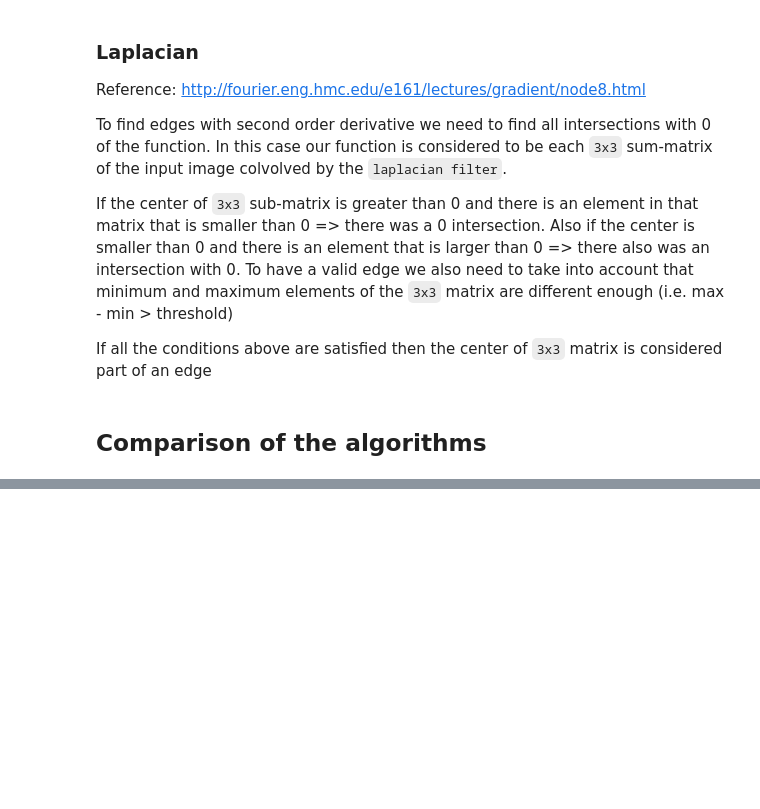
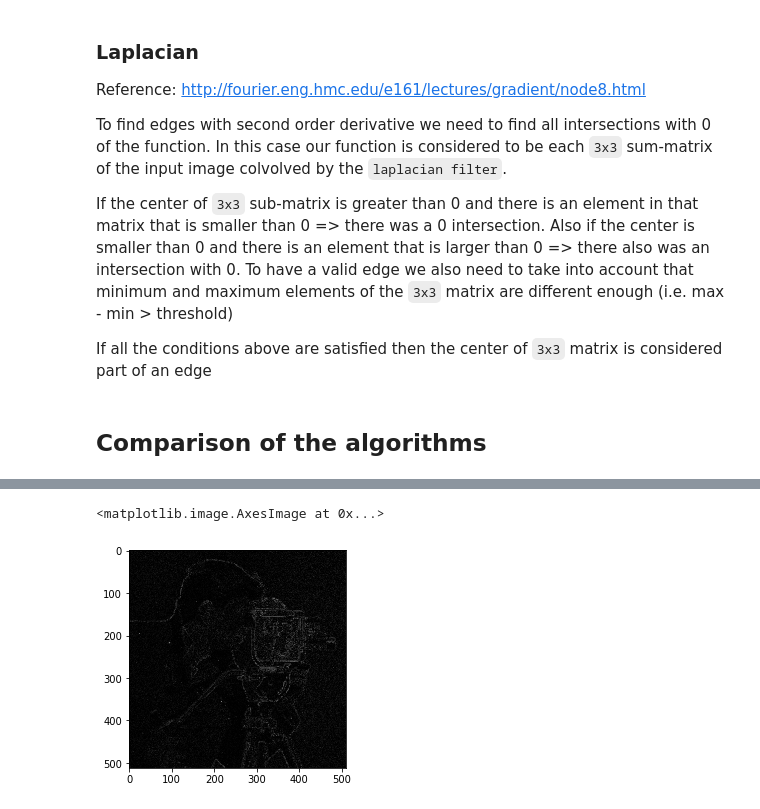
Before and after one commit to MartinXPN/AUA, a Jupyter notebook: NumericalAnalysis/EdgeDetection/EdgeDetection.ipynb, the cells around one changed output, grey strips where cells are left out. Saved outputs shown, nothing was run; the diff lists cells and outputs as text; code cells hidden in the pictures; blank space fills up the shorter version.

Commit message:
added edge detection with neural network

```diff
--- a/NumericalAnalysis/EdgeDetection/EdgeDetection.ipynb
+++ b/NumericalAnalysis/EdgeDetection/EdgeDetection.ipynb
@@ -330,6 +330,16 @@ class LaplacianEdgeDetector(EdgeDetector):
                 if maxP - minP > threshold and zeroCross:
                     result[i][j] = 255
         return result
+# %%
+class LaplacianConvolution(EdgeDetector):
+    def __init__(self, laplacian_filter=None, smooth_image=smooth_gaussian):
+        super().__init__(smooth_image=smooth_image, apply_thresholding=None)
+        self.laplacian_filter = np.array([[0, 1, 0],
+                                          [1, -4, 1],
+                                          [0, 1, 0]], dtype=np.float32)
+
+    def detect_edges(self, input_image):
+        return convolve2d(input_image, self.laplacian_filter, mode='same')
 # %% [markdown]
 ## Comparison of the algorithms
 # %%
@@ -363,0 +374,8 @@ print_detections(img, algorithms)
+# %%
+img = misc.imread('./cman.jpg', mode='L')
+detector = LaplacianConvolution()
+res = detector.detect_edges(img)
+plt.imshow(abs(res), cmap='gray')
+# %% [output]
+<matplotlib.image.AxesImage at 0x...>
+[figure, added]
```
Also changed, not shown: parts of 5 cells of this notebook, 2 other files.
